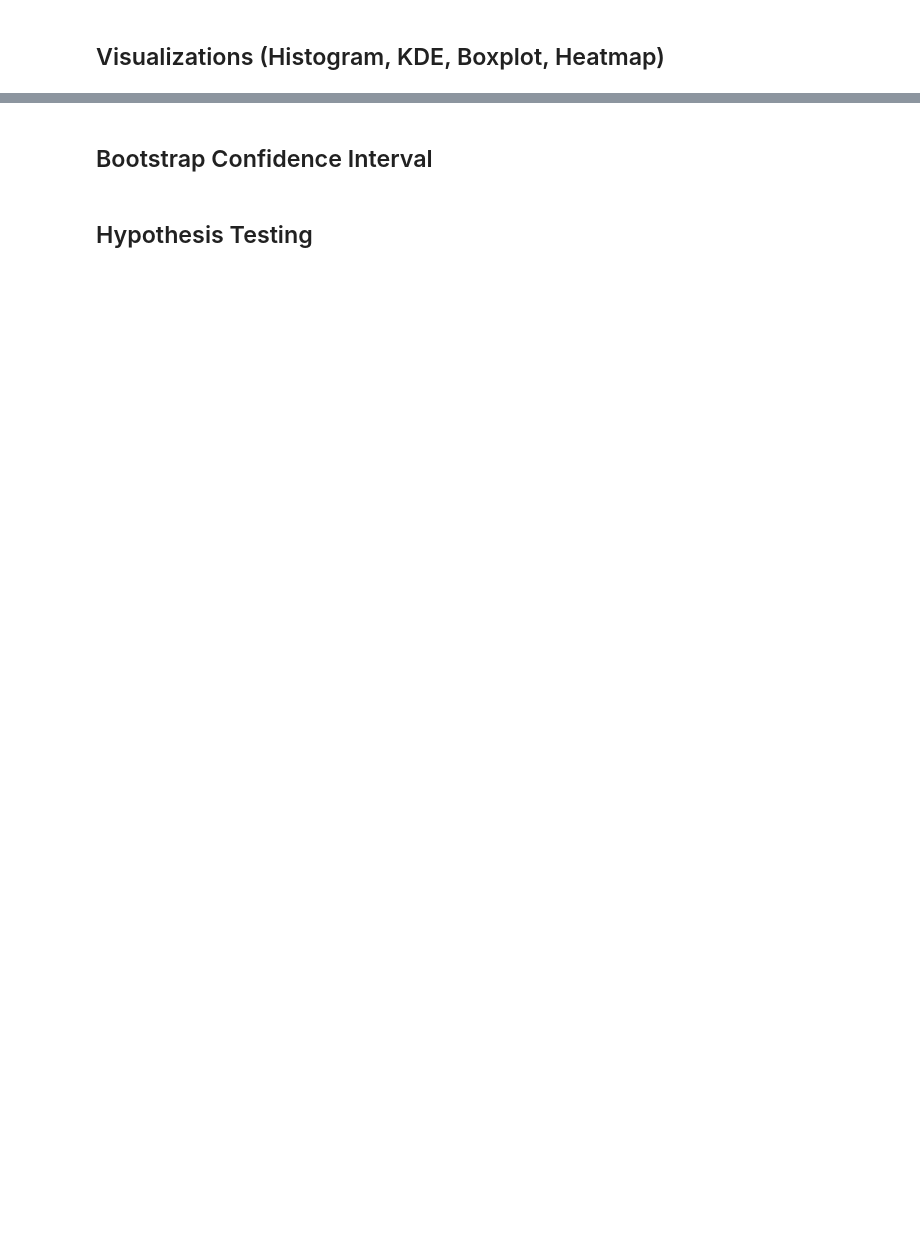
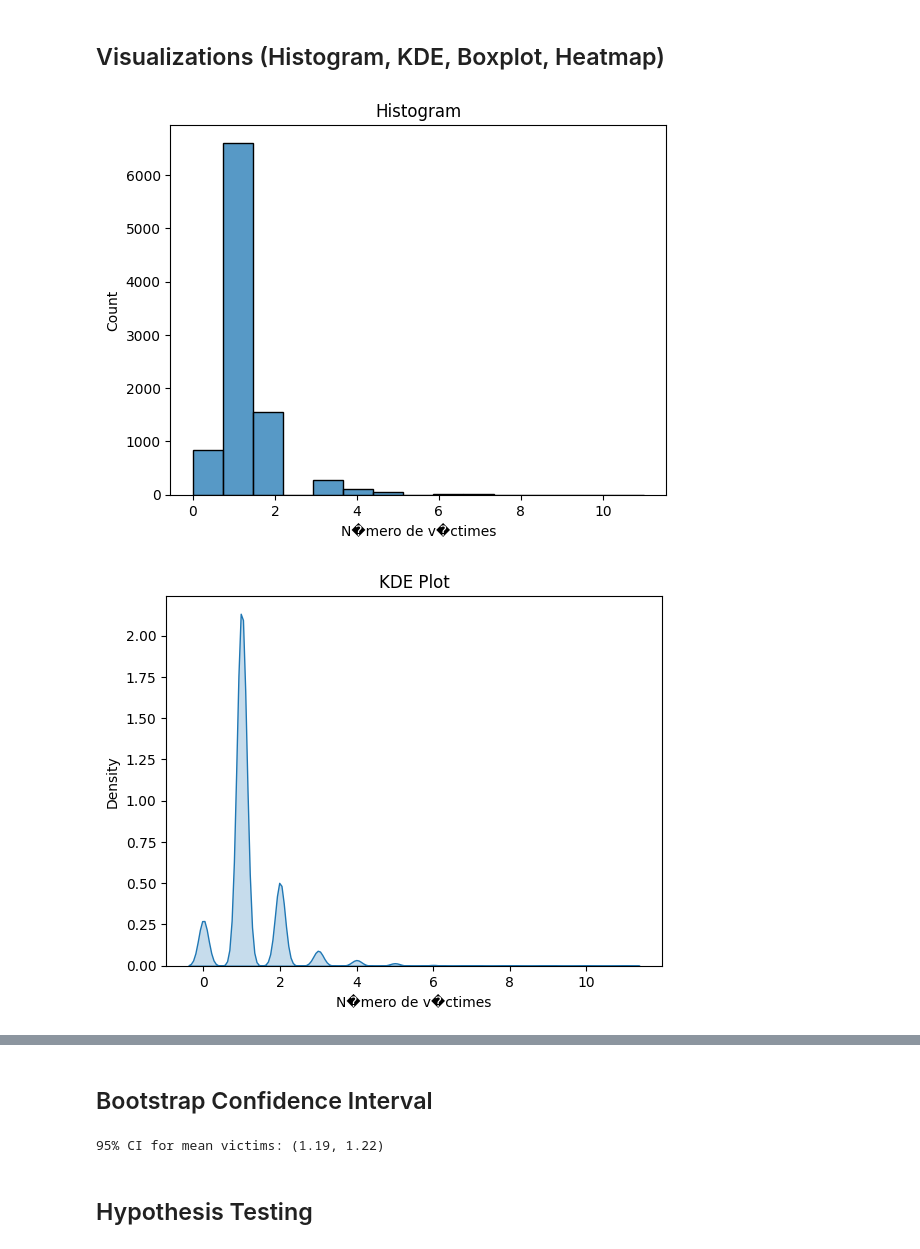
Before and after one commit to JesusC1224/Data-Science-Starter-Kit, a Jupyter notebook: notebooks/starter.ipynb, the cells around one changed output, grey strips where cells are left out. Drawn from its saved outputs; the diff is of its cells as text; code cells hidden in the pictures; blank space fills up the shorter version.

```diff
--- a/notebooks/starter.ipynb
+++ b/notebooks/starter.ipynb
@@ -46,0 +27,39 @@ ModuleNotFoundError: No module named 'pandas'
+# %%
+# TODO: Plot histogram, KDE, boxplot, and correlation heatmap
+import matplotlib.pyplot as plt
+import seaborn as sns
+import pandas as pd
+
+file_path = '../data/ACCIDENTS_GU_BCN_2013.csv'
+df = pd.read_csv(file_path)
+victims = df['N�mero de v�ctimes']
+
+plt.style.use('default')
+
+# 1. Histogram
+plt.figure()
+sns.histplot(victims, bins=15)
+plt.title('Histogram')
+plt.show()
+
+# 2. KDE Plot
+plt.figure()
+sns.kdeplot(victims, fill=True)
+plt.title('KDE Plot')
+plt.show()
+
+# 3. Boxplot
+plt.figure()
+sns.boxplot(x=victims)
+plt.title('Boxplot')
+plt.show()
+
+# 4. Correlation Heatmap
+plt.figure()
+numeric_df = df.select_dtypes(include='number')
+sns.heatmap(numeric_df.corr(), annot=True)
+plt.title('Correlation Heatmap')
+plt.show()
+# %% [output]
+[figure, added]
+[figure, added]
@@ -51,2 +70,23 @@ ModuleNotFoundError: No module named 'pandas'
+# %%
+# TODO: Bootstrap sample mean and CI (e.g., for 'Número de víctimes')
+import pandas as pd
+import numpy as np
+
+# Load the dataset
+file_path = '../data/ACCIDENTS_GU_BCN_2013.csv'
+df = pd.read_csv(file_path)
+victims = df['N�mero de v�ctimes']
+
+# Generate 1000 bootstrap means
+boot_means = [victims.sample(frac=1, replace=True).mean() for _ in range(1000)]
+
+# Calculate the 95% confidence interval
+ci_lower = np.percentile(boot_means, 2.5)
+ci_upper = np.percentile(boot_means, 97.5)
+
+# Print the confidence interval
+print(f'95% CI for mean victims: ({ci_lower:.2f}, {ci_upper:.2f})')
+# %% [output]
+95% CI for mean victims: (1.19, 1.22)
 # %% [markdown]
 ## Hypothesis Testing
```
Also changed, not shown: parts of 6 cells of this notebook.
